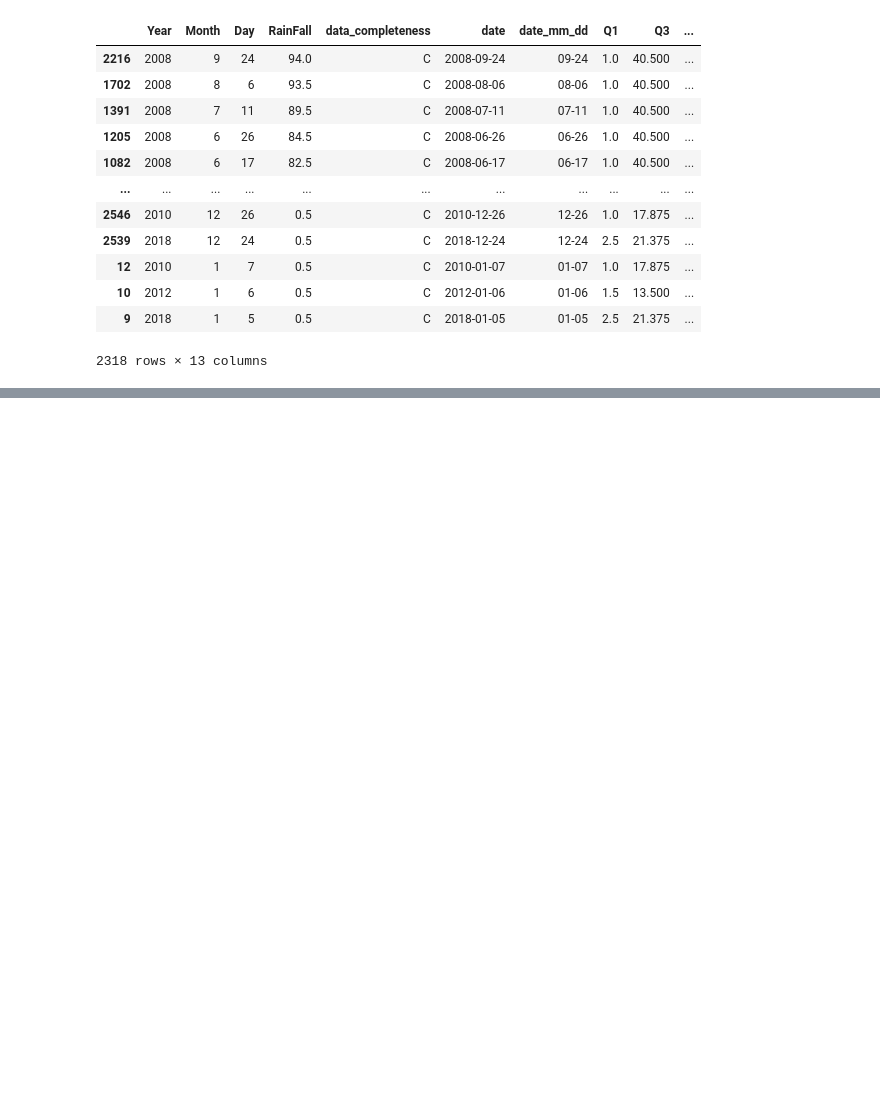
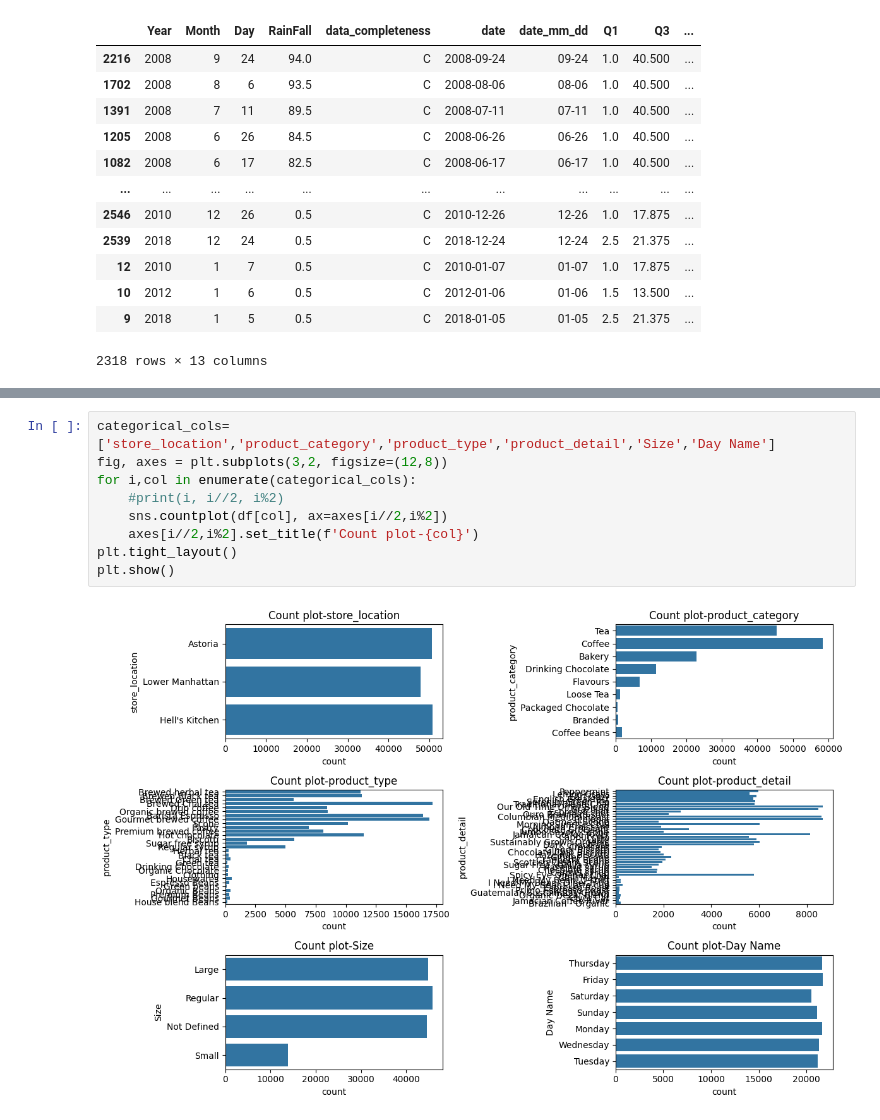
Before and after one commit to leo-cheung37/leo-cheung37, a Jupyter notebook: Statistics/Descriptive Statistics/descriptive_statistics.ipynb, the cells around one changed output, grey strips where cells are left out. Drawn from its saved outputs; the diff is of its cells as text; blank space fills up the shorter version.

```diff
--- a/Statistics/Descriptive Statistics/descriptive_statistics.ipynb
+++ b/Statistics/Descriptive Statistics/descriptive_statistics.ipynb
@@ -868,0 +946,11 @@ df_merged_filtered.sort_values('RainFall',ascending=False)
+# %%
+categorical_cols=['store_location','product_category','product_type','product_detail','Size','Day Name']
+fig, axes = plt.subplots(3,2, figsize=(12,8))
+for i,col in enumerate(categorical_cols):
+    #print(i, i//2, i%2)
+    sns.countplot(df[col], ax=axes[i//2,i%2])
+    axes[i//2,i%2].set_title(f'Count plot-{col}')
+plt.tight_layout()
+plt.show()
+# %% [output]
+[figure, added]
```
Also changed, not shown: parts of 5 cells of this notebook, 1 other file.
